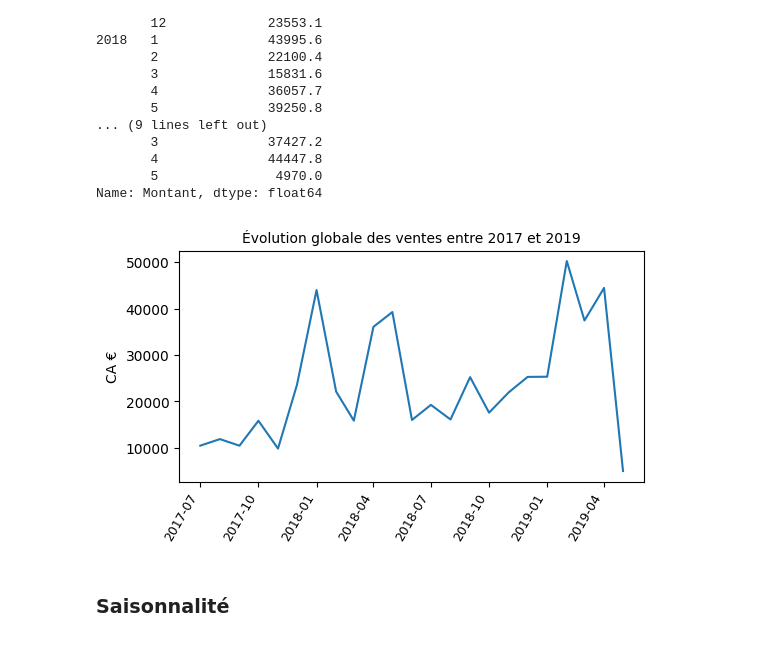
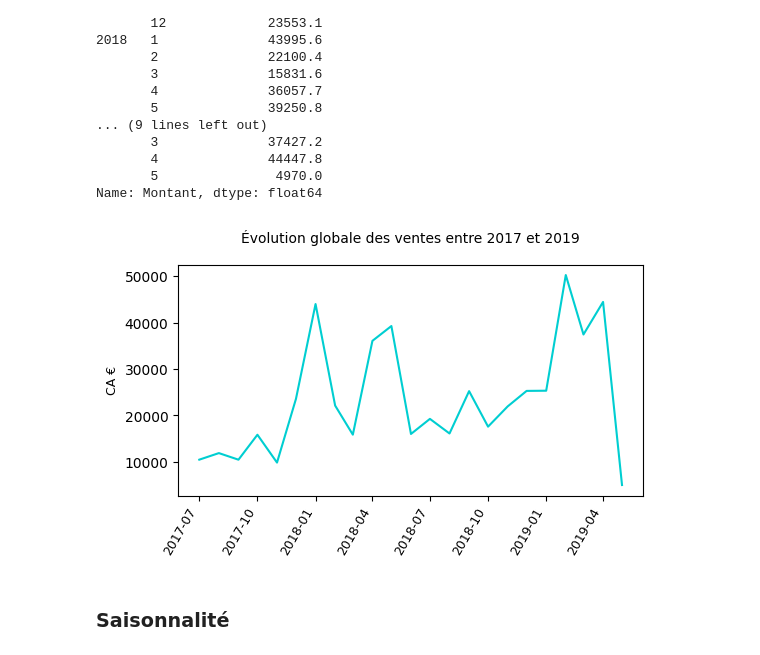
Before and after one commit to thimyxuan/beverage-sales-analysis, a Jupyter notebook: partie_1.ipynb, the cells around one changed output. Cells and saved outputs as stored; diff of their text form; code cells hidden in the pictures.

Commit message:
update colors

```diff
--- a/partie_1.ipynb
+++ b/partie_1.ipynb
@@ -291,14 +291,14 @@ ca_mensuel_df['datetime'] = ca_mensuel_df['date'].apply(lambda x: datetime.strpt
 # %%
 # Visualisation graphique :
 plt.figure(figsize=(6,3))
-sns.lineplot(x=ca_mensuel_df['datetime'], y=ca_mensuel_df['Montant'])
-plt.title('Évolution globale des ventes entre 2017 et 2019', fontsize=10)
+sns.lineplot(x=ca_mensuel_df['datetime'], y=ca_mensuel_df['Montant'], color='darkturquoise')
+plt.title('Évolution globale des ventes entre 2017 et 2019', fontsize=10, pad=16)
 plt.xlabel('')
-plt.ylabel('CA €')
+plt.ylabel('CA €', fontsize=9)
 plt.xticks(fontsize=9, rotation=60, ha="right")
 plt.show()
 # %% [output]
-[figure, old version]
+[figure, new version]
 # %% [markdown]
 ### Saisonnalité
 # %%
```
Also changed, not shown: parts of 8 cells of this notebook.
